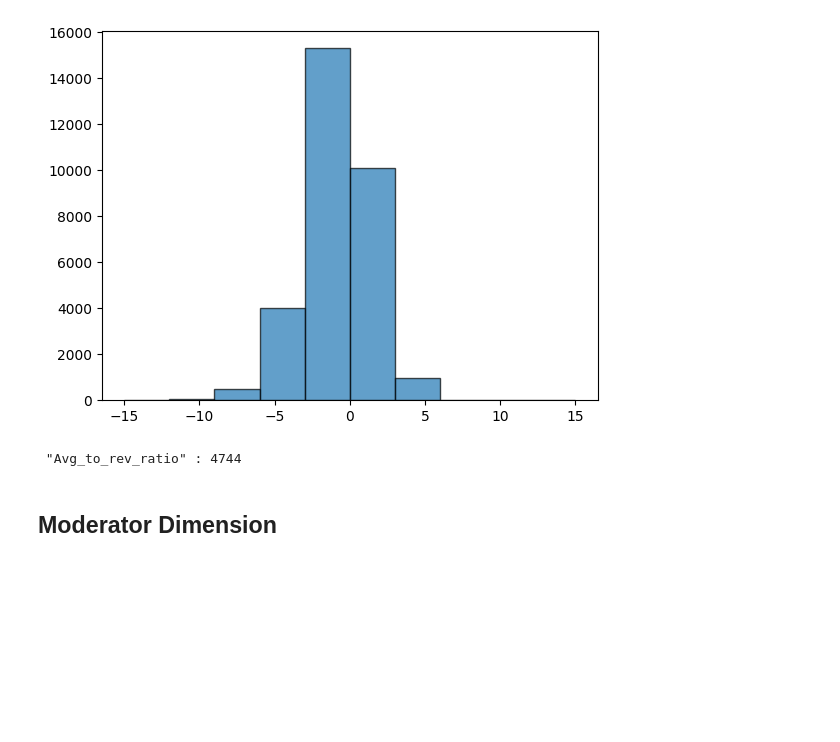
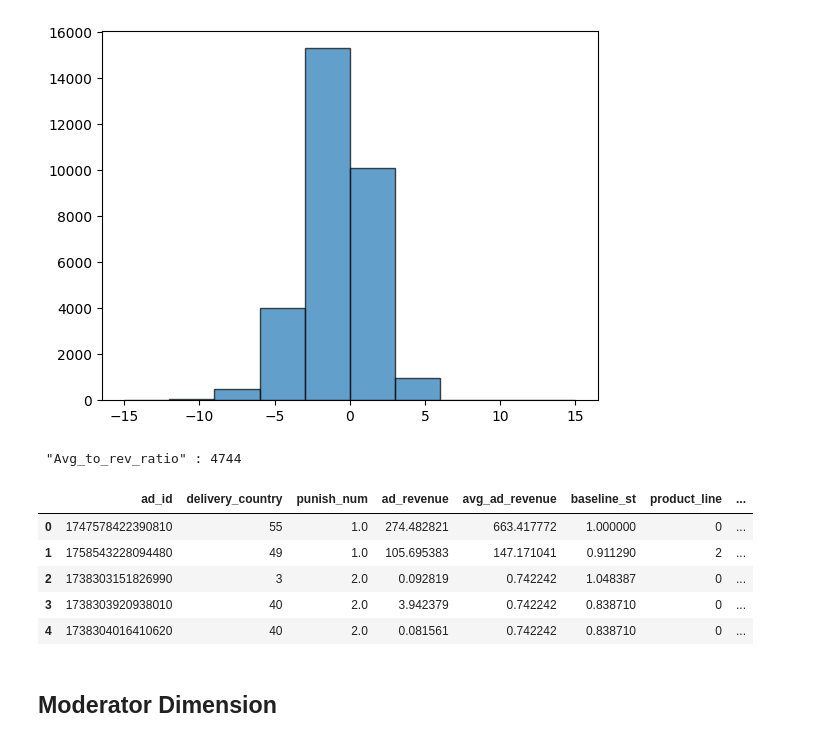
Before and after one commit to Lu-Yi-Fan/Tiktok-hackerthon, a Jupyter notebook: main.ipynb, the cells around one changed output. Saved outputs shown, nothing was run; the diff lists cells and outputs as text; code cells hidden in the pictures; blank space fills up the shorter version.

```diff
--- a/main.ipynb
+++ b/main.ipynb
@@ -830,3 +830,15 @@ for col in knn_ads_dim.columns:
         continue
 # %% [output]
  "Avg_to_rev_ratio" : 4744
+# %%
+ads_dim3["ad_revenue"] = knn_ads_dim["ad_revenue"]
+ads_dim3["log_ad_revenue"] = knn_ads_dim["log_ad_revenue"]
+
+ads_dim3.head()
+# %% [output]
+|  | ad_id | delivery_country | punish_num | ad_revenue | avg_ad_revenue | baseline_st | product_line | ... |
+| 0 | 1747578422390810 | 55 | 1.0 | 274.482821 | 663.417772 | 1.000000 | 0 | ... |
+| 1 | 1758543228094480 | 49 | 1.0 | 105.695383 | 147.171041 | 0.911290 | 2 | ... |
+| 2 | 1738303151826990 | 3 | 2.0 | 0.092819 | 0.742242 | 1.048387 | 0 | ... |
+| 3 | 1738303920938010 | 40 | 2.0 | 3.942379 | 0.742242 | 0.838710 | 0 | ... |
+| 4 | 1738304016410620 | 40 | 2.0 | 0.081561 | 0.742242 | 0.838710 | 0 | ... |
```
Also changed, not shown: parts of 1 cell of this notebook, 1 other file.
